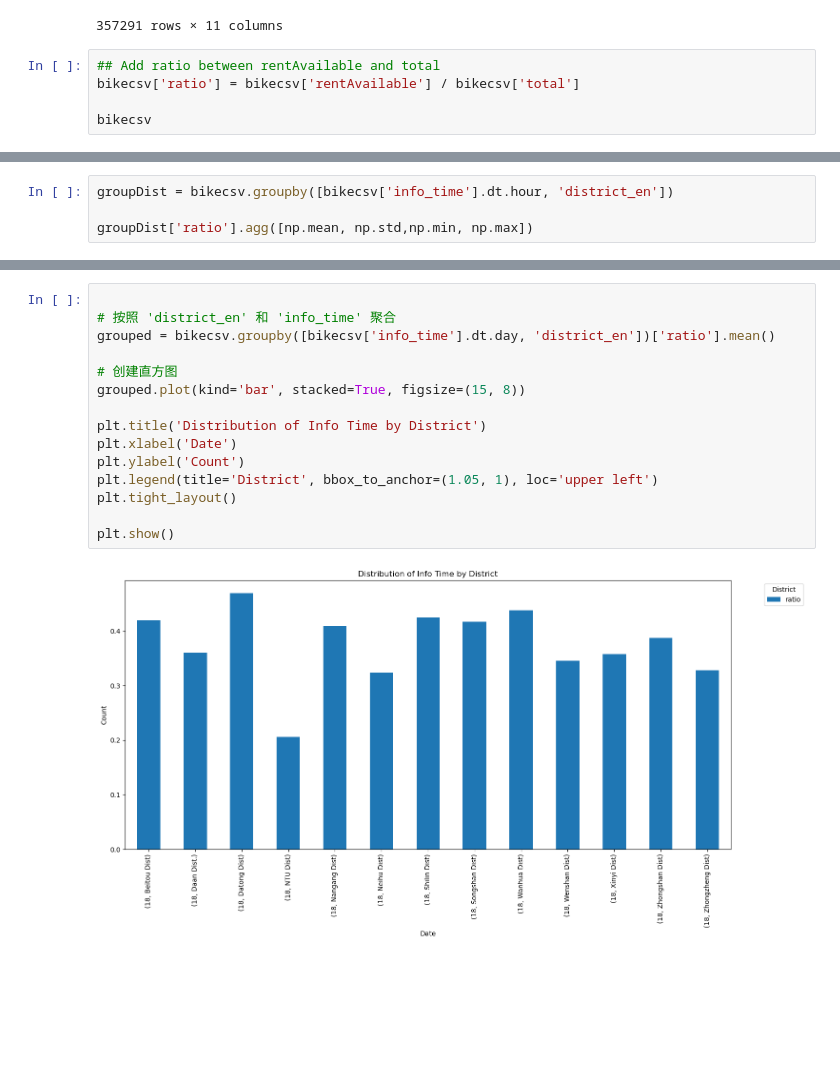
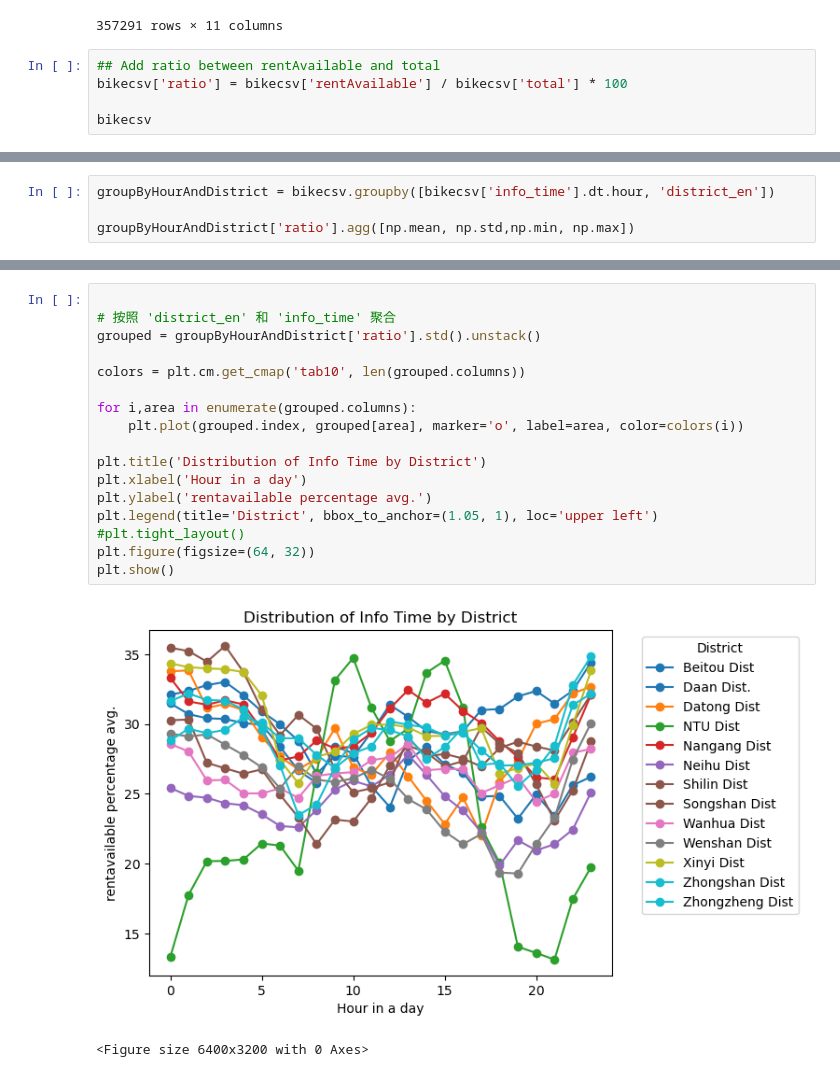
Before and after one commit to victorDeveloper0821/UbikeDataAnalysis, a Jupyter notebook: youBikeAnalytics.ipynb, the cells around one changed output, grey strips where cells are left out. Drawn from its saved outputs; the diff is of its cells as text; blank space fills up the shorter version.

Commit message:
站點數量 visualization

```diff
--- a/youBikeAnalytics.ipynb
+++ b/youBikeAnalytics.ipynb
@@ -199,7 +199,7 @@ See the caveats in the documentation: https://pandas.pydata.org/pandas-docs/stab
 357291 rows × 11 columns
 # %%
 ## Add ratio between rentAvailable and total
-bikecsv['ratio'] = bikecsv['rentAvailable'] / bikecsv['total']
+bikecsv['ratio'] = bikecsv['rentAvailable'] / bikecsv['total'] * 100
 
 bikecsv
 # %% [output]
@@ -222,9 +222,9 @@ See the caveats in the documentation: https://pandas.pydata.org/pandas-docs/stab
 | 407029 | YouBike2.0_臺大明達館北側(員工宿舍) | YouBike2.0_NTU Ming - Da Hall (St... | 臺大公館校區 | NTU Dist | 18 | 4 | 14 | ... |
 357291 rows × 12 columns
 # %%
-groupDist = bikecsv.groupby([bikecsv['info_time'].dt.hour, 'district_en'])
+groupByHourAndDistrict = bikecsv.groupby([bikecsv['info_time'].dt.hour, 'district_en'])
 
-groupDist['ratio'].agg([np.mean, np.std,np.min, np.max])
+groupByHourAndDistrict['ratio'].agg([np.mean, np.std,np.min, np.max])
 # %% [output]
 |  |  | mean | std | min | max |
 | info_time | district_en |  |  |  |  |
@@ -243,17 +264,20 @@ groupDist['ratio'].agg([np.mean, np.std,np.min, np.max])
 # %%
 
 # 按照 'district_en' 和 'info_time' 聚合
-grouped = bikecsv.groupby([bikecsv['info_time'].dt.day, 'district_en'])['ratio'].mean()
+grouped = groupByHourAndDistrict['ratio'].std().unstack()
 
-# 创建直方图
-grouped.plot(kind='bar', stacked=True, figsize=(15, 8))
+colors = plt.cm.get_cmap('tab10', len(grouped.columns))
+
+for i,area in enumerate(grouped.columns):
+    plt.plot(grouped.index, grouped[area], marker='o', label=area, color=colors(i))
 
 plt.title('Distribution of Info Time by District')
-plt.xlabel('Date')
-plt.ylabel('Count')
+plt.xlabel('Hour in a day')
+plt.ylabel('rentavailable percentage avg.')
 plt.legend(title='District', bbox_to_anchor=(1.05, 1), loc='upper left')
-plt.tight_layout()
-
+#plt.tight_layout()
+plt.figure(figsize=(64, 32))
 plt.show()
 # %% [output]
-[figure, old version]
+[figure, new version]
+<Figure size 6400x3200 with 0 Axes>
```
Also changed, not shown: parts of 4 cells of this notebook, 1 other file.
